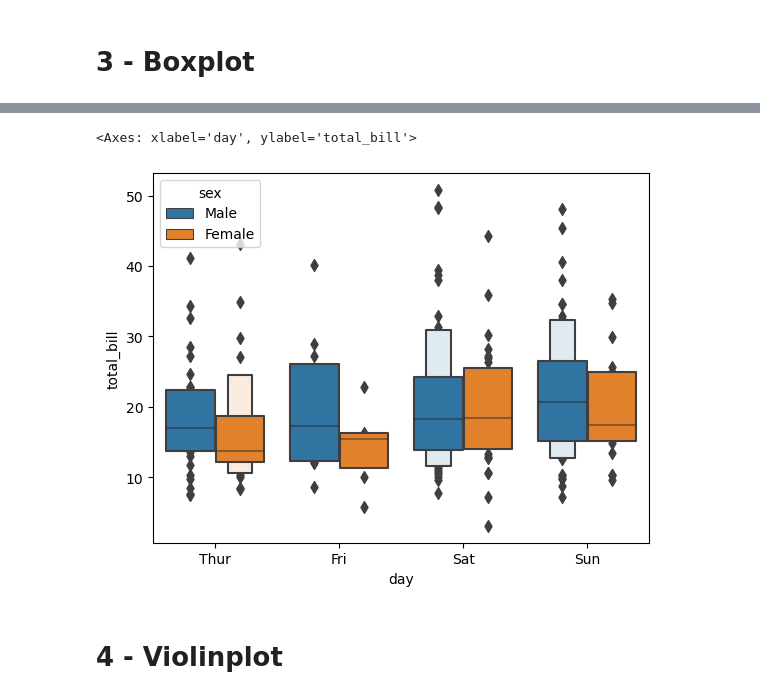
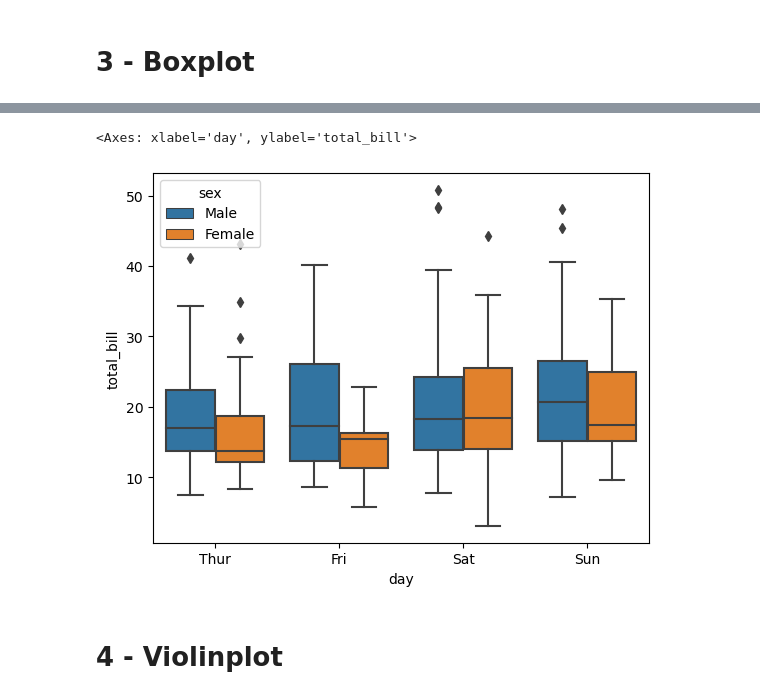
Before and after one commit to FortunaArthur/Telegram, a Jupyter notebook: Python para Data Science e Machine Learning/Módulo 3 - Visualizando dados com Matplotlib/2 - Criando gráficos estatísticos com Seaborn/2 - Plots categóricos.ipynb, the cells around one changed output, grey strips where cells are left out. Drawn from its saved outputs; the diff is of its cells as text; code cells hidden in the pictures.

```diff
--- a/Python para Data Science e Machine Learning/Módulo 3 - Visualizando dados com Matplotlib/2 - Criando gráficos estatísticos com Seaborn/2 - Plots categóricos.ipynb
+++ b/Python para Data Science e Machine Learning/Módulo 3 - Visualizando dados com Matplotlib/2 - Criando gráficos estatísticos com Seaborn/2 - Plots categóricos.ipynb
@@ -67,8 +67,8 @@ sns.boxenplot(data=tipos, x="total_bill", y="day", orient="h")
 # %%
-sns.boxenplot(data=tipos, x="day", y="total_bill", hue="sex")
+sns.boxplot(data=tipos, x="day", y="total_bill", hue="sex")
 # %% [output]
 <Axes: xlabel='day', ylabel='total_bill'>
-[figure, old version]
+[figure, new version]
 # %% [markdown]
 # 4 - Violinplot
 # %%
```
Also changed, not shown: parts of 3 cells of this notebook, 2 other files.
